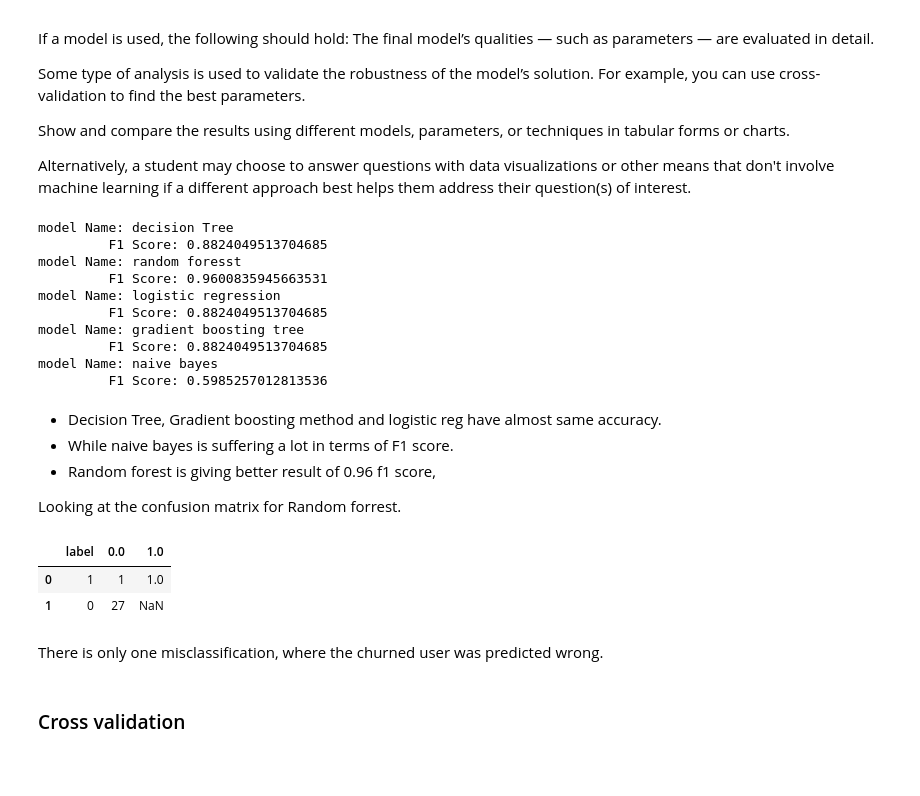
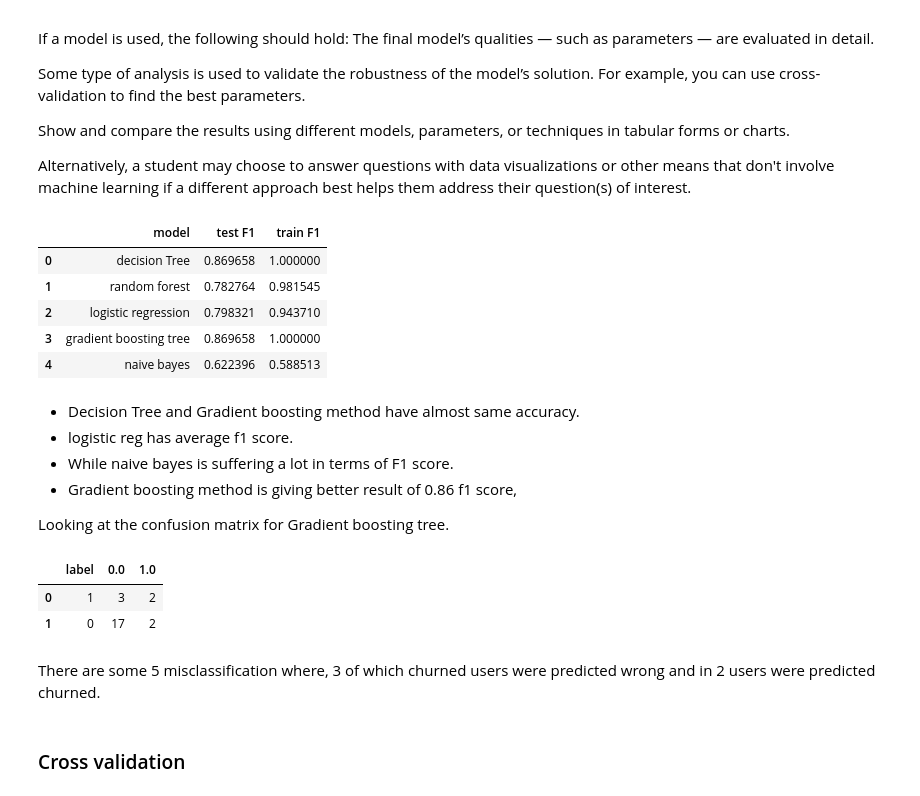
Before and after one commit to kumarsantosh04/data-science-capstone-project, a Jupyter notebook: Sparkify.ipynb, the cells around one changed output. Saved outputs shown, nothing was run; the diff lists cells and outputs as text; code cells hidden in the pictures; blank space fills up the shorter version.

```diff
--- a/Sparkify.ipynb
+++ b/Sparkify.ipynb
@@ -582,45 +571,54 @@ def evaluate_model(model, metric_name, test_data):
     return score
 # %%
 # looping through each models and printing metric
+test_scores = []
+train_scores = []
+model_name =[]
+
 for name, model in fitted_models:
-    metric = evaluate_model(model, 'f1', test)
-    print(f"model Name: {name}")
-    print(f"\t F1 Score: {metric}")
+    test_metric = evaluate_model(model, 'f1', test)
+    train_metric = evaluate_model(model, 'f1', training)
+    test_scores.append(test_metric)
+    train_scores.append(train_metric)
+    model_name.append(name)
+
+results = pd.DataFrame({"model": model_name,
+                        "test F1":  test_scores,
+                        "train F1": train_scores})
+
+results
 # %% [output]
-model Name: decision Tree
-         F1 Score: 0.8824049513704685
-model Name: random foresst
-         F1 Score: 0.9600835945663531
-model Name: logistic regression
-         F1 Score: 0.8824049513704685
-model Name: gradient boosting tree
-         F1 Score: 0.8824049513704685
-model Name: naive bayes
-         F1 Score: 0.5985257012813536
+|  | model | test F1 | train F1 |
+| 0 | decision Tree | 0.869658 | 1.000000 |
+| 1 | random forest | 0.782764 | 0.981545 |
+| 2 | logistic regression | 0.798321 | 0.943710 |
+| 3 | gradient boosting tree | 0.869658 | 1.000000 |
+| 4 | naive bayes | 0.622396 | 0.588513 |
 # %% [markdown]
-- Decision Tree, Gradient boosting method and logistic reg have almost same accuracy.
+- Decision Tree and Gradient boosting method have almost same accuracy.
+- logistic reg has average f1 score.
 - While naive bayes is suffering a lot in terms of F1 score.
-- Random forest is giving better result of 0.96 f1 score,
+- Gradient boosting method is giving better result of 0.86 f1 score,
 
-Looking at the confusion matrix for Random forrest.
+Looking at the confusion matrix for Gradient boosting tree.
 # %%
-# extract random forest model
-name, rf_model = fitted_models[1]
+# extract gbt model
+name, gbt_model = fitted_models[3]
 # get the predictions on test data
 predictions = rf_model.transform(test)
 
 # calculate confusion matrix
 confusion_matrix = predictions.groupby("label")\
                                    .pivot("prediction")\
                                    .count()\
                                    .toPandas()
 
 confusion_matrix
 # %% [output]
 |  | label | 0.0 | 1.0 |
-| 0 | 1 | 1 | 1.0 |
-| 1 | 0 | 27 | NaN |
+| 0 | 1 | 3 | 2 |
+| 1 | 0 | 17 | 2 |
-# %% [markdown]
-There is only one misclassification, where the churned user was predicted wrong.
+# %% [markdown]
+There are some 5 misclassification where, 3 of which churned users were predicted wrong and in 2 users were predicted churned.
 # %% [markdown]
 ### Cross validation
```
Also changed, not shown: parts of 10 cells of this notebook.
